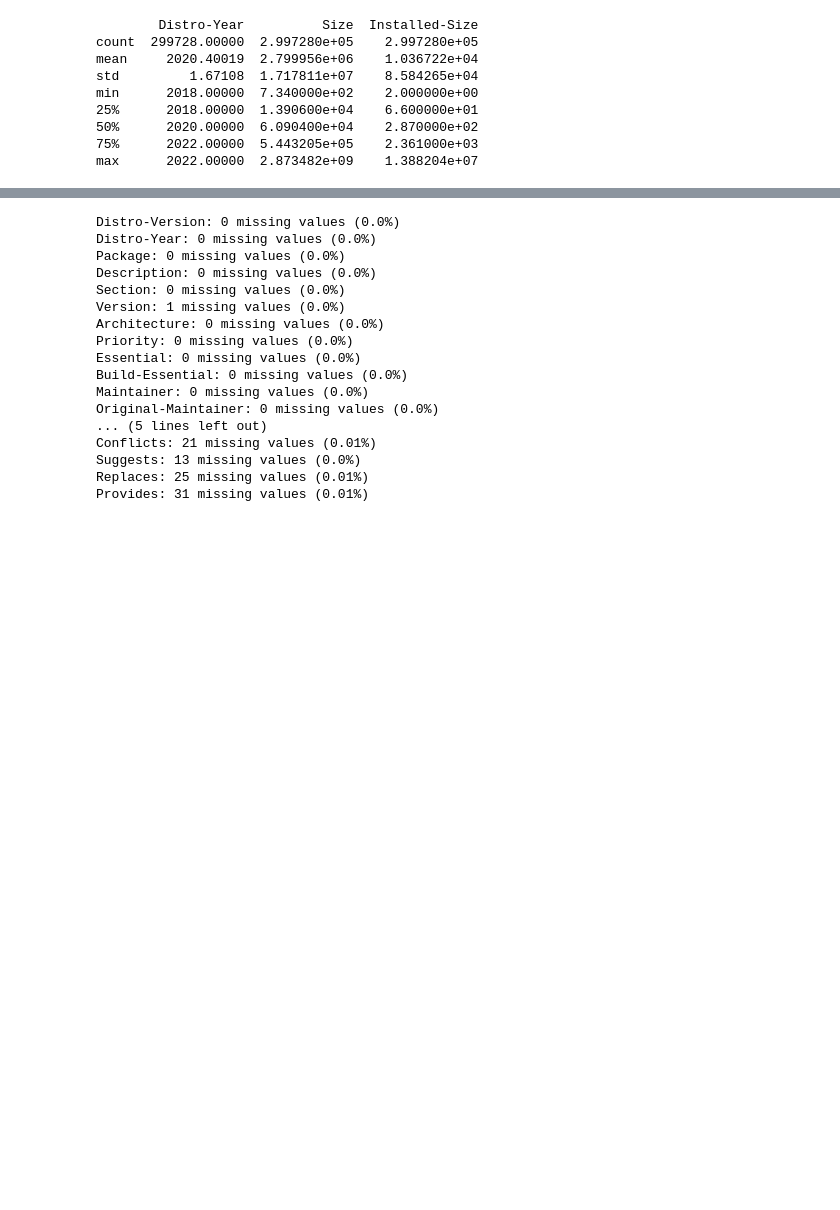
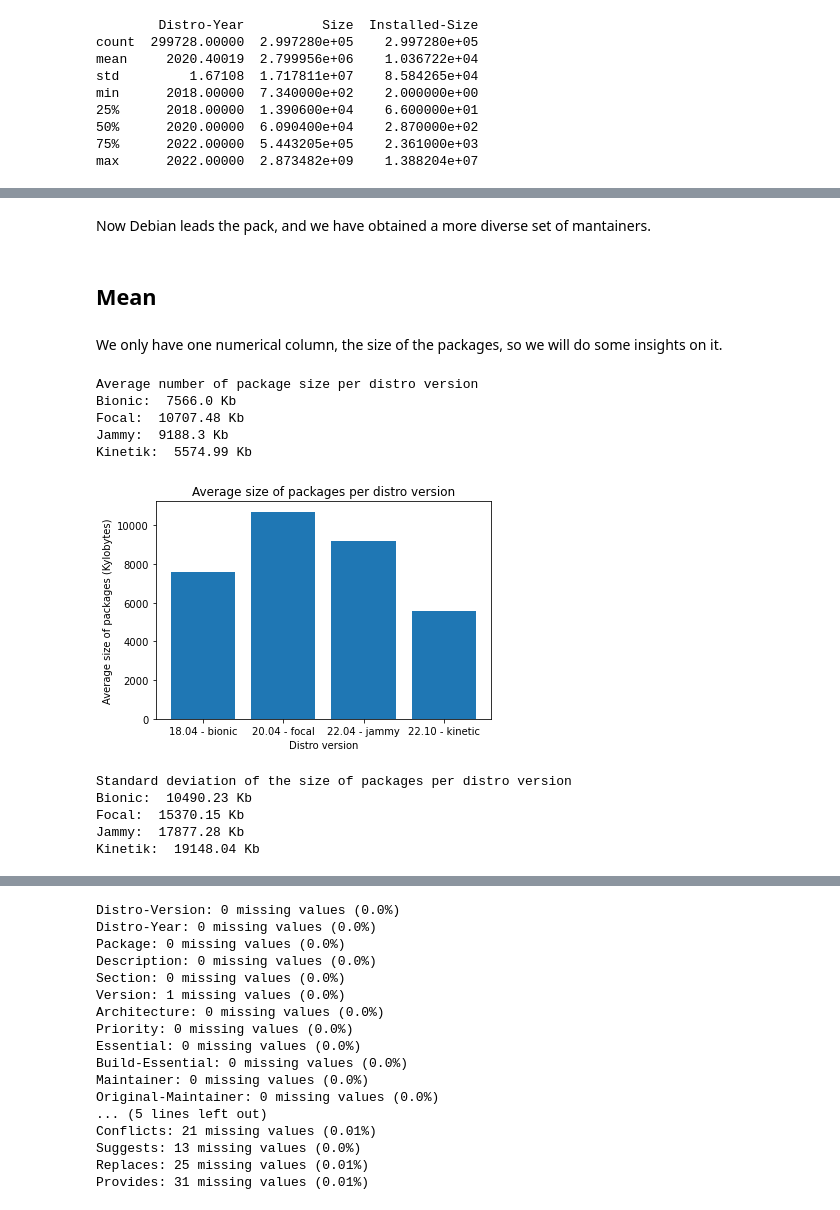
Before and after one commit to joszamama/linux-distros-analysis, a Jupyter notebook: operators/EDA.ipynb, the cells around one changed output, grey strips where cells are left out. Drawn from its saved outputs; the diff is of its cells as text; code cells hidden in the pictures; blank space fills up the shorter version.

```diff
--- a/operators/EDA.ipynb
+++ b/operators/EDA.ipynb
@@ -47,0 +201,42 @@ max      2022.00000  2.873482e+09    1.388204e+07
+# %% [markdown]
+Now Debian leads the pack, and we have obtained a more diverse set of mantainers.
+# %% [markdown]
+## Mean
+# %% [markdown]
+We only have one numerical column, the size of the packages, so we will do some insights on it.
+# %%
+# Average number of package size per distro version (round to 2 decimals)
+print('Average number of package size per distro version')
+print('Bionic: ', round(df_bionic['Size'].mean()/1000, 2), 'Kb')
+print('Focal: ', round(df_focal['Size'].mean()/1000, 2), 'Kb')
+print('Jammy: ', round(df_jammy['Size'].mean()/1000, 2), 'Kb')
+print('Kinetik: ', round(df_kinetik['Size'].mean()/1000, 2), 'Kb')
+
+# Bar plot the average size of packages, each bar is a distro version
+plt.figure()
+plt.bar(df['Distro-Version'].unique(), [round(df_bionic['Size'].mean()/1000, 2), round(df_focal['Size'].mean()/1000, 2), round(df_jammy['Size'].mean()/1000, 2), round(df_kinetik['Size'].mean()/1000, 2)])
+plt.title('Average size of packages per distro version')
+plt.xlabel('Distro version')
+plt.ylabel('Average size of packages (Kylobytes)')
+plt.show()
+# %% [output]
+Average number of package size per distro version
+Bionic:  7566.0 Kb
+Focal:  10707.48 Kb
+Jammy:  9188.3 Kb
+Kinetik:  5574.99 Kb
+[figure, added]
+# %%
+# Now we will calculate the standard deviation of the size of packages per distro version
+# we know the std is high when the value is close to the mean
+print('Standard deviation of the size of packages per distro version')
+print('Bionic: ', round(df_bionic['Size'].std()/1000, 2), 'Kb')
+print('Focal: ', round(df_focal['Size'].std()/1000, 2), 'Kb')
+print('Jammy: ', round(df_jammy['Size'].std()/1000, 2), 'Kb')
+print('Kinetik: ', round(df_kinetik['Size'].std()/1000, 2), 'Kb')
+# %% [output]
+Standard deviation of the size of packages per distro version
+Bionic:  10490.23 Kb
+Focal:  15370.15 Kb
+Jammy:  17877.28 Kb
+Kinetik:  19148.04 Kb
```
Also changed, not shown: parts of 20 cells of this notebook.
